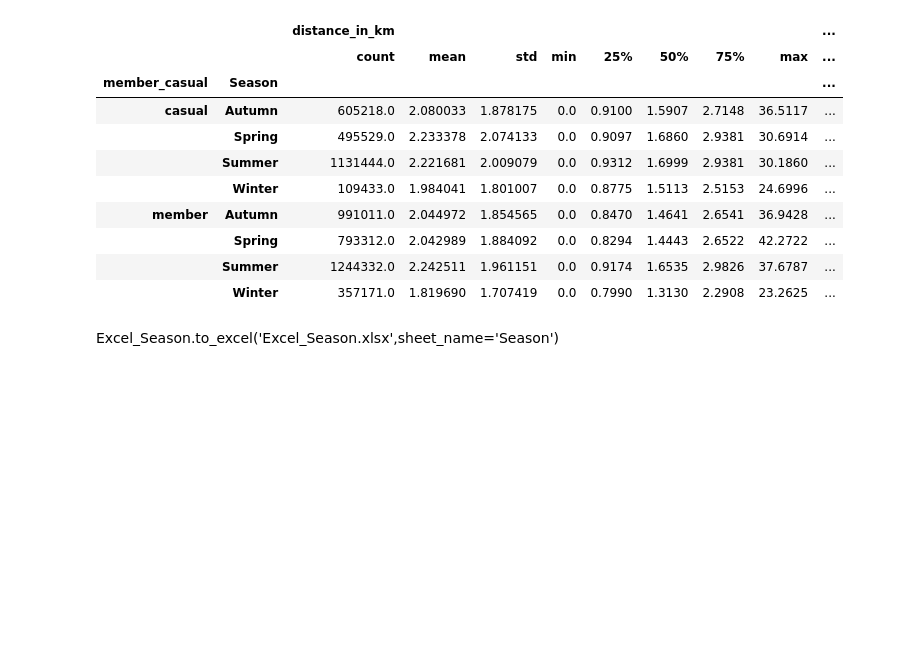
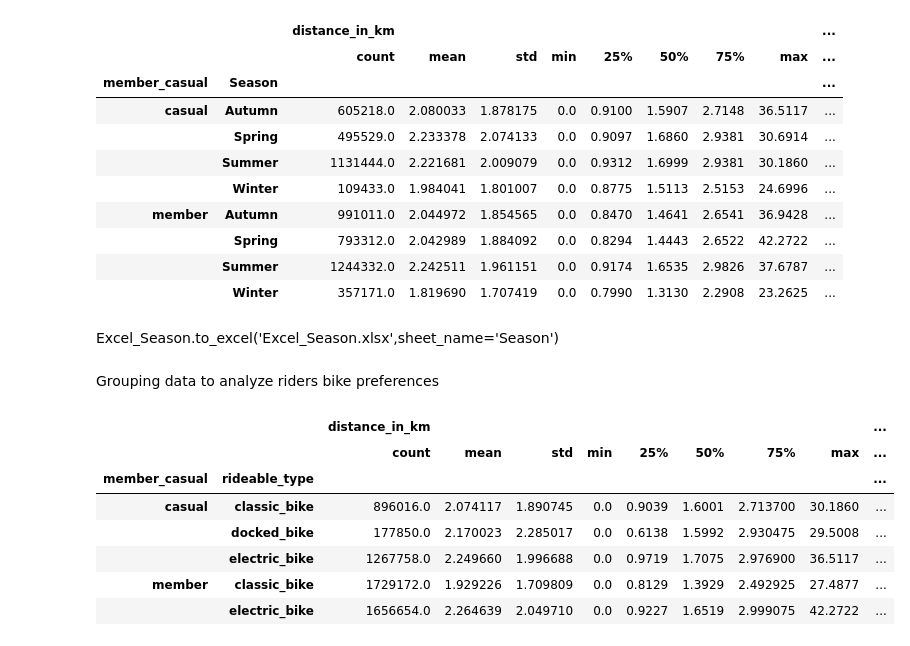
Before and after one commit to Sandeep962/Cyclistic-Bike-Sharing-Company-Case-Study, a Jupyter notebook: BikeSharingDataExploratoryAnalysis1.ipynb, the cells around one changed output. Cells and saved outputs as stored; diff of their text form; code cells hidden in the pictures; blank space fills up the shorter version.

```diff
--- a/BikeSharingDataExploratoryAnalysis1.ipynb
+++ b/BikeSharingDataExploratoryAnalysis1.ipynb
@@ -500,3 +525,20 @@ Excel_Season
 |  | Winter | 357171.0 | 1.819690 | 1.707419 | 0.0 | 0.7990 | 1.3130 | 2.2908 | 23.2625 | ... |
 # %% [markdown]
 Excel_Season.to_excel('Excel_Season.xlsx',sheet_name='Season')
+# %% [markdown]
+Grouping data to analyze riders bike preferences
+# %%
+member_casual_grouped_rideable_type = cleaned_data_unused.groupby(["member_casual",'rideable_type'])
+# %%
+Excel_rideble_type = member_casual_grouped_rideable_type[['distance_in_km','Trip_Duration_in_time']].describe()
+# %%
+Excel_rideble_type
+# %% [output]
+|  |  | distance_in_km |  |  |  |  |  |  |  | ... |
+|  |  | count | mean | std | min | 25% | 50% | 75% | max | ... |
+| member_casual | rideable_type |  |  |  |  |  |  |  |  | ... |
+| casual | classic_bike | 896016.0 | 2.074117 | 1.890745 | 0.0 | 0.9039 | 1.6001 | 2.713700 | 30.1860 | ... |
+|  | docked_bike | 177850.0 | 2.170023 | 2.285017 | 0.0 | 0.6138 | 1.5992 | 2.930475 | 29.5008 | ... |
+|  | electric_bike | 1267758.0 | 2.249660 | 1.996688 | 0.0 | 0.9719 | 1.7075 | 2.976900 | 36.5117 | ... |
+| member | classic_bike | 1729172.0 | 1.929226 | 1.709809 | 0.0 | 0.8129 | 1.3929 | 2.492925 | 27.4877 | ... |
+|  | electric_bike | 1656654.0 | 2.264639 | 2.049710 | 0.0 | 0.9227 | 1.6519 | 2.999075 | 42.2722 | ... |
```
Also changed, not shown: parts of 35 cells of this notebook.
